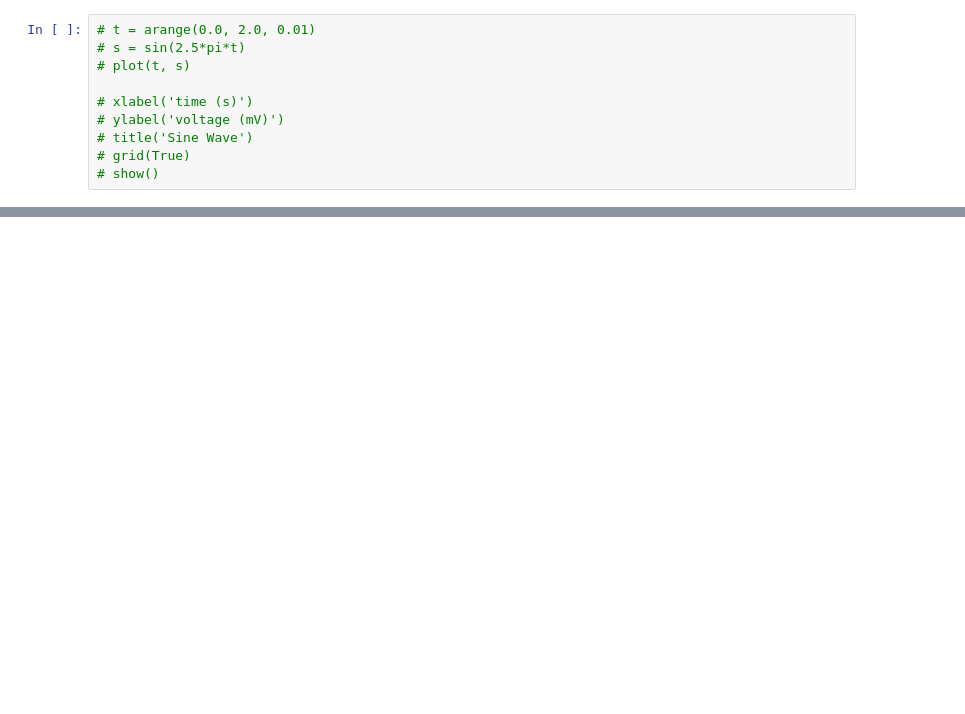
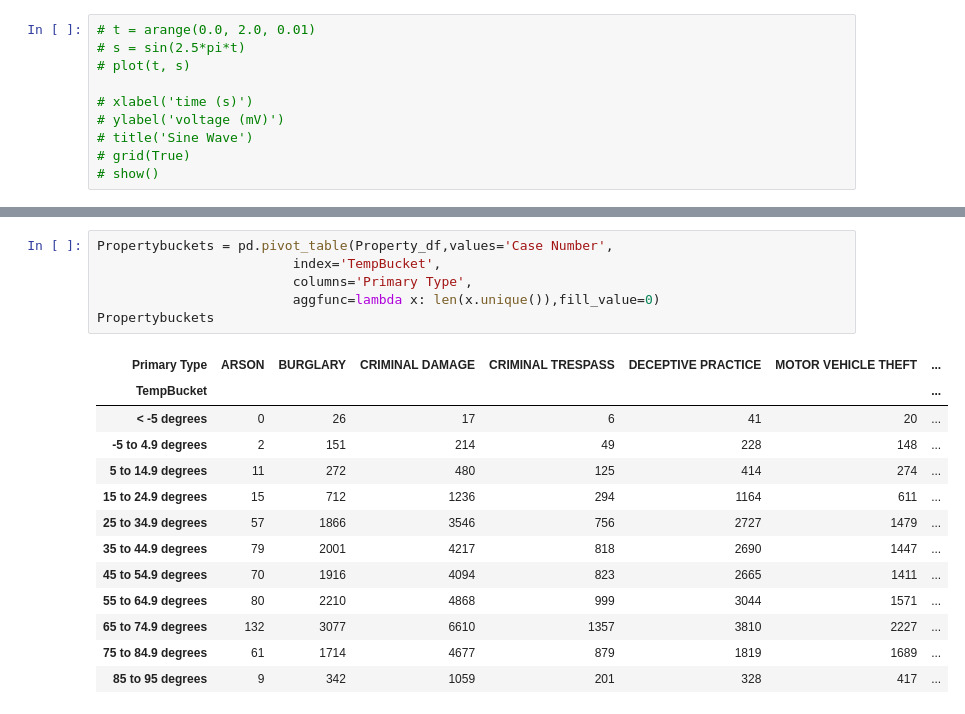
Before and after one commit to chengchenggan/Chicago_Crime_Weather, a Jupyter notebook: Resources/CombinedNotebook.ipynb, the cells around one changed output, grey strips where cells are left out. Saved outputs shown, nothing was run; the diff lists cells and outputs as text; blank space fills up the shorter version.

```diff
--- a/Resources/CombinedNotebook.ipynb
+++ b/Resources/CombinedNotebook.ipynb
@@ -269,0 +377,20 @@ combined_df
+# %%
+Propertybuckets = pd.pivot_table(Property_df,values='Case Number',
+                         index='TempBucket',
+                         columns='Primary Type',
+                         aggfunc=lambda x: len(x.unique()),fill_value=0)
+Propertybuckets
+# %% [output]
+| Primary Type | ARSON | BURGLARY | CRIMINAL DAMAGE | CRIMINAL TRESPASS | DECEPTIVE PRACTICE | MOTOR VEHICLE THEFT | ... |
+| TempBucket |  |  |  |  |  |  | ... |
+| < -5 degrees | 0 | 26 | 17 | 6 | 41 | 20 | ... |
+| -5 to 4.9 degrees | 2 | 151 | 214 | 49 | 228 | 148 | ... |
+| 5 to 14.9 degrees | 11 | 272 | 480 | 125 | 414 | 274 | ... |
+| 15 to 24.9 degrees | 15 | 712 | 1236 | 294 | 1164 | 611 | ... |
+| 25 to 34.9 degrees | 57 | 1866 | 3546 | 756 | 2727 | 1479 | ... |
+| 35 to 44.9 degrees | 79 | 2001 | 4217 | 818 | 2690 | 1447 | ... |
+| 45 to 54.9 degrees | 70 | 1916 | 4094 | 823 | 2665 | 1411 | ... |
+| 55 to 64.9 degrees | 80 | 2210 | 4868 | 999 | 3044 | 1571 | ... |
+| 65 to 74.9 degrees | 132 | 3077 | 6610 | 1357 | 3810 | 2227 | ... |
+| 75 to 84.9 degrees | 61 | 1714 | 4677 | 879 | 1819 | 1689 | ... |
+| 85 to 95 degrees | 9 | 342 | 1059 | 201 | 328 | 417 | ... |
```
Also changed, not shown: parts of 21 cells of this notebook.
